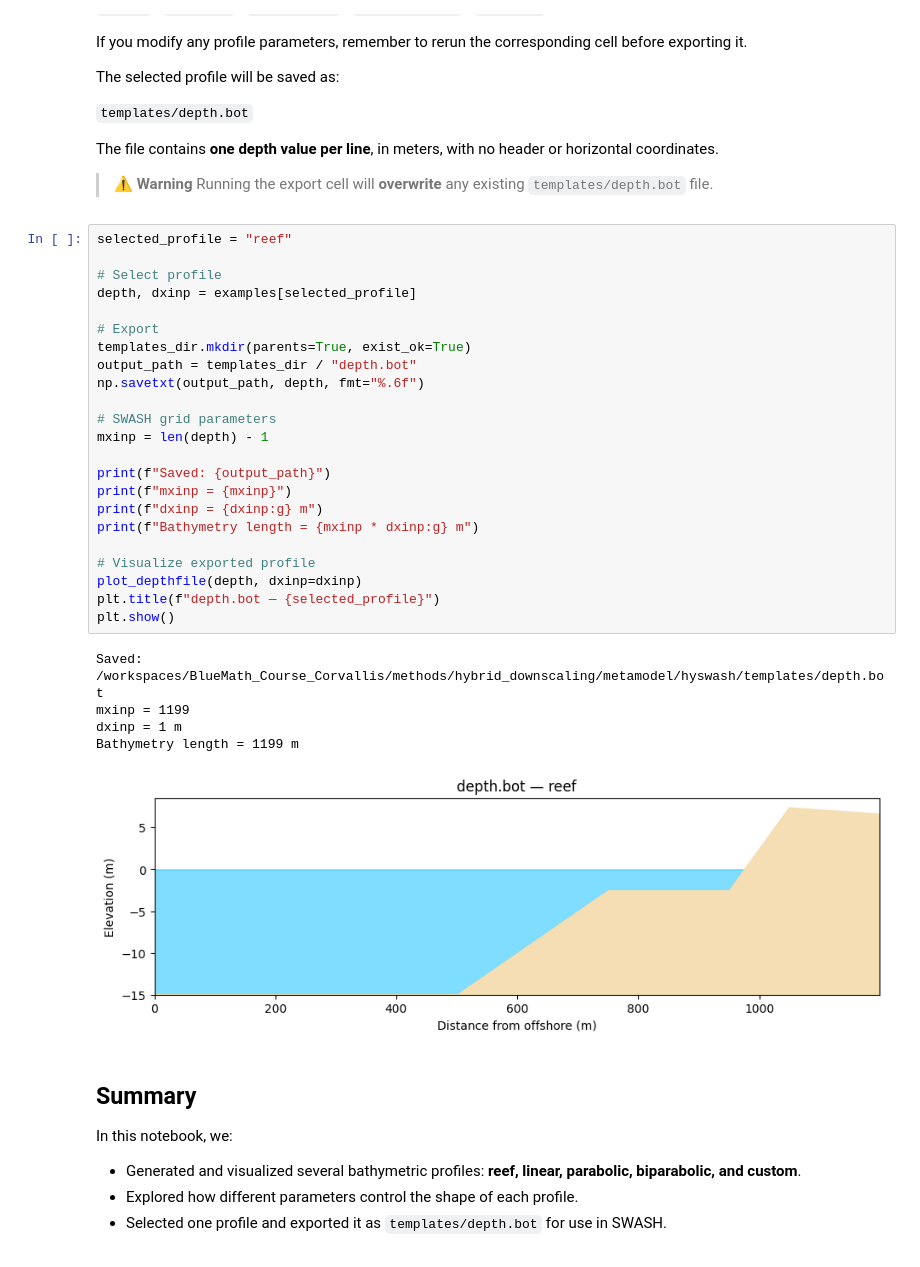
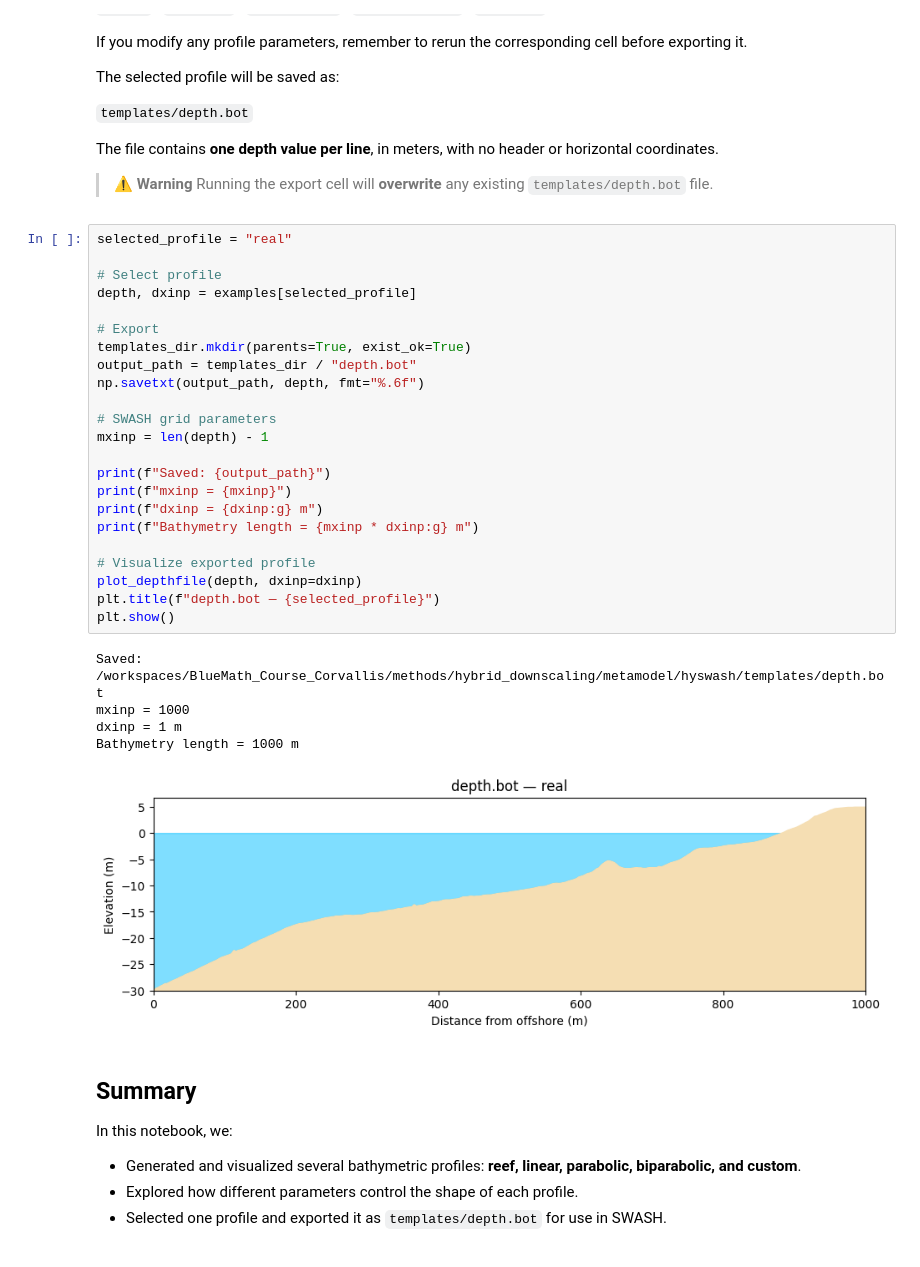
Before and after one commit to GeoOcean/BlueMath_Course_Corvallis, a Jupyter notebook: methods/hybrid_downscaling/metamodel/hyswash/01_Bathymetric_Profiles.ipynb, the cells around one changed output. Drawn from its saved outputs; the diff is of its cells as text.

Commit message:
[ARC] HySwash topo-bathymetry extension of real profile

```diff
--- a/methods/hybrid_downscaling/metamodel/hyswash/01_Bathymetric_Profiles.ipynb
+++ b/methods/hybrid_downscaling/metamodel/hyswash/01_Bathymetric_Profiles.ipynb
@@ -236,34 +229,34 @@ horizontal coordinates.
 > **⚠️ Warning**
 > Running the export cell will **overwrite** any existing `templates/depth.bot` file.
 # %%
-selected_profile = "reef"
+selected_profile = "real"
 
 # Select profile
 depth, dxinp = examples[selected_profile]
 
 # Export
 templates_dir.mkdir(parents=True, exist_ok=True)
 output_path = templates_dir / "depth.bot"
 np.savetxt(output_path, depth, fmt="%.6f")
 
 # SWASH grid parameters
 mxinp = len(depth) - 1
 
 print(f"Saved: {output_path}")
 print(f"mxinp = {mxinp}")
 print(f"dxinp = {dxinp:g} m")
 print(f"Bathymetry length = {mxinp * dxinp:g} m")
 
 # Visualize exported profile
 plot_depthfile(depth, dxinp=dxinp)
 plt.title(f"depth.bot — {selected_profile}")
 plt.show()
 # %% [output]
 Saved: /workspaces/BlueMath_Course_Corvallis/methods/hybrid_downscaling/metamodel/hyswash/templates/depth.bot
-mxinp = 1199
+mxinp = 1000
 dxinp = 1 m
-Bathymetry length = 1199 m
+Bathymetry length = 1000 m
-[figure, old version]
+[figure, new version]
 # %% [markdown]
 ## Summary
 
```
Also changed, not shown: parts of 2 cells of this notebook, 2 other files.
